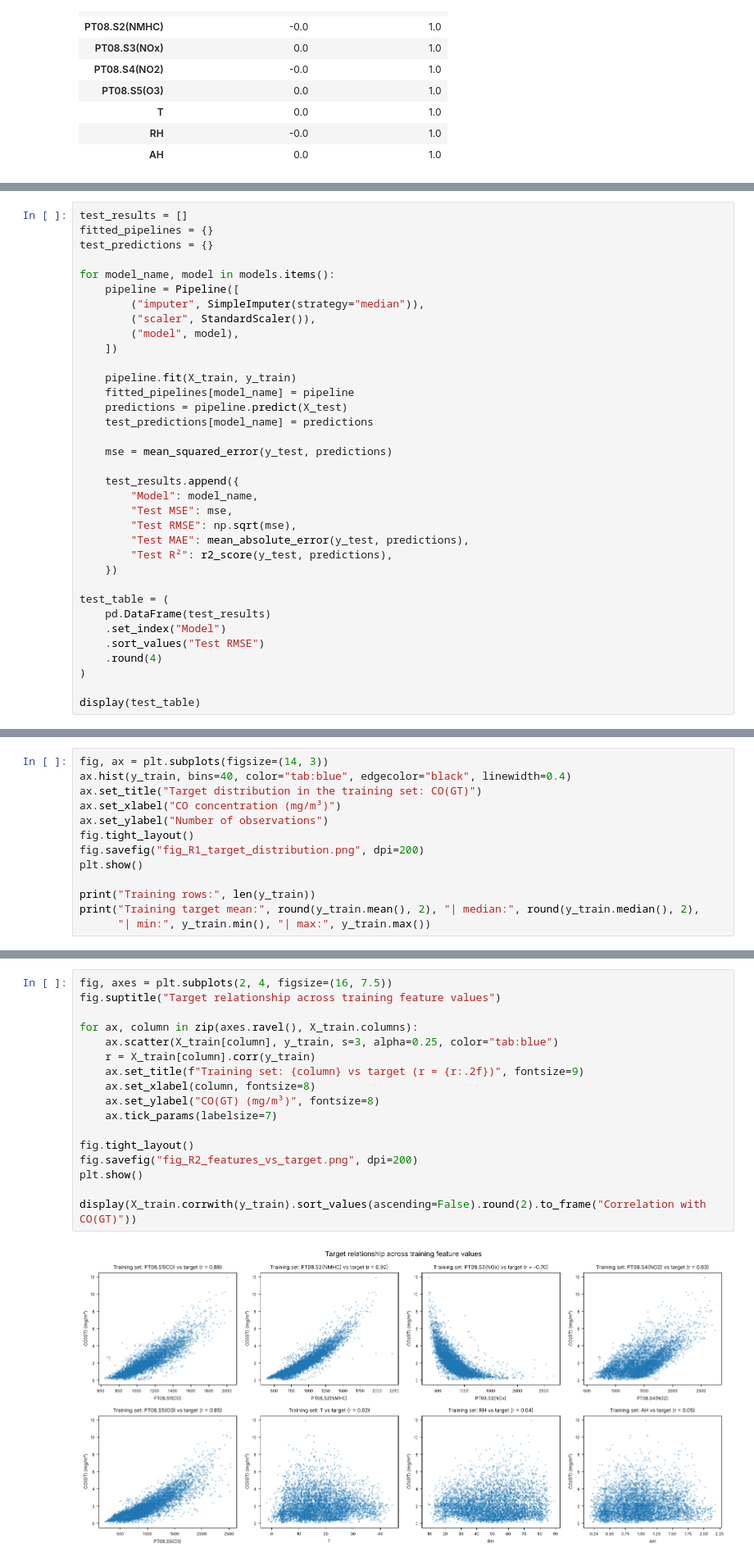
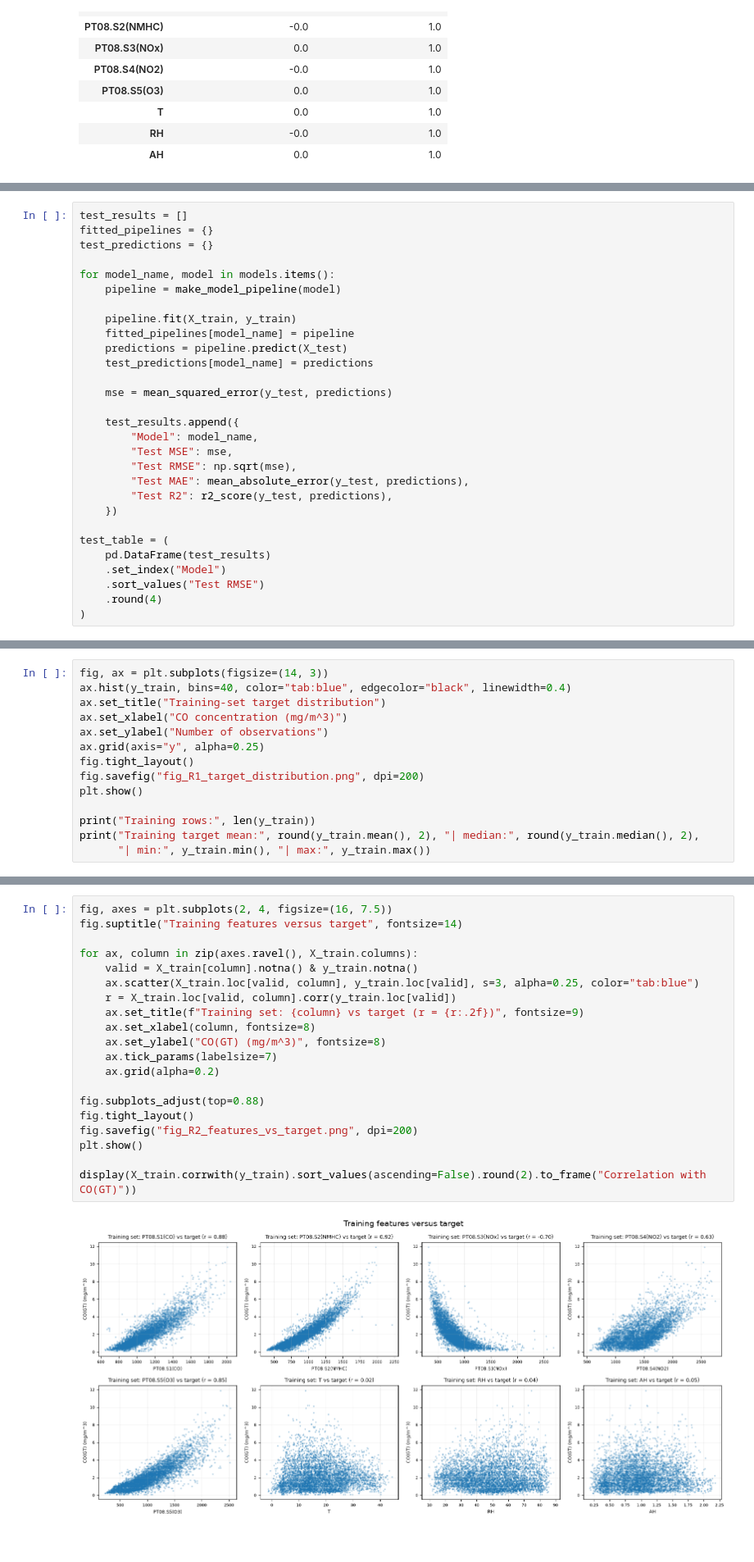
Before and after one commit to ghonilcloud/ML_Assignment_1, a Jupyter notebook: Regression/2.ipynb, the cells around one changed output, grey strips where cells are left out. Shown at 82% size. Cells and saved outputs as stored; diff of their text form.

```diff
--- a/Regression/2.ipynb
+++ b/Regression/2.ipynb
@@ -376,11 +369,7 @@ fitted_pipelines = {}
 test_predictions = {}
 
 for model_name, model in models.items():
-    pipeline = Pipeline([
-        ("imputer", SimpleImputer(strategy="median")),
-        ("scaler", StandardScaler()),
-        ("model", model),
-    ])
+    pipeline = make_model_pipeline(model)
 
     pipeline.fit(X_train, y_train)
     fitted_pipelines[model_name] = pipeline
@@ -394,7 +383,7 @@ for model_name, model in models.items():
         "Test MSE": mse,
         "Test RMSE": np.sqrt(mse),
         "Test MAE": mean_absolute_error(y_test, predictions),
-        "Test R²": r2_score(y_test, predictions),
+        "Test R2": r2_score(y_test, predictions),
     })
 
 test_table = (
@@ -403,5 +392,3 @@ test_table = (
     .sort_values("Test RMSE")
     .round(4)
 )
-
-display(test_table)
@@ -453,9 +433,10 @@ plt.show()
 # %%
 fig, ax = plt.subplots(figsize=(14, 3))
 ax.hist(y_train, bins=40, color="tab:blue", edgecolor="black", linewidth=0.4)
-ax.set_title("Target distribution in the training set: CO(GT)")
-ax.set_xlabel("CO concentration (mg/m³)")
+ax.set_title("Training-set target distribution")
+ax.set_xlabel("CO concentration (mg/m^3)")
 ax.set_ylabel("Number of observations")
+ax.grid(axis="y", alpha=0.25)
 fig.tight_layout()
 fig.savefig("fig_R1_target_distribution.png", dpi=200)
 plt.show()
@@ -469,23 +450,26 @@ Training rows: 6139
 Training target mean: 2.17 | median: 1.8 | min: 0.1 | max: 11.9
 # %%
 fig, axes = plt.subplots(2, 4, figsize=(16, 7.5))
-fig.suptitle("Target relationship across training feature values")
+fig.suptitle("Training features versus target", fontsize=14)
 
 for ax, column in zip(axes.ravel(), X_train.columns):
-    ax.scatter(X_train[column], y_train, s=3, alpha=0.25, color="tab:blue")
-    r = X_train[column].corr(y_train)
+    valid = X_train[column].notna() & y_train.notna()
+    ax.scatter(X_train.loc[valid, column], y_train.loc[valid], s=3, alpha=0.25, color="tab:blue")
+    r = X_train.loc[valid, column].corr(y_train.loc[valid])
     ax.set_title(f"Training set: {column} vs target (r = {r:.2f})", fontsize=9)
     ax.set_xlabel(column, fontsize=8)
-    ax.set_ylabel("CO(GT) (mg/m³)", fontsize=8)
+    ax.set_ylabel("CO(GT) (mg/m^3)", fontsize=8)
     ax.tick_params(labelsize=7)
+    ax.grid(alpha=0.2)
 
+fig.subplots_adjust(top=0.88)
 fig.tight_layout()
 fig.savefig("fig_R2_features_vs_target.png", dpi=200)
 plt.show()
 
 display(X_train.corrwith(y_train).sort_values(ascending=False).round(2).to_frame("Correlation with CO(GT)"))
 # %% [output]
-[figure, old version]
+[figure, new version]
 |  | Correlation with CO(GT) |
 | PT08.S2(NMHC) | 0.92 |
 | PT08.S1(CO) | 0.88 |
```
Also changed, not shown: parts of 9 cells of this notebook.
